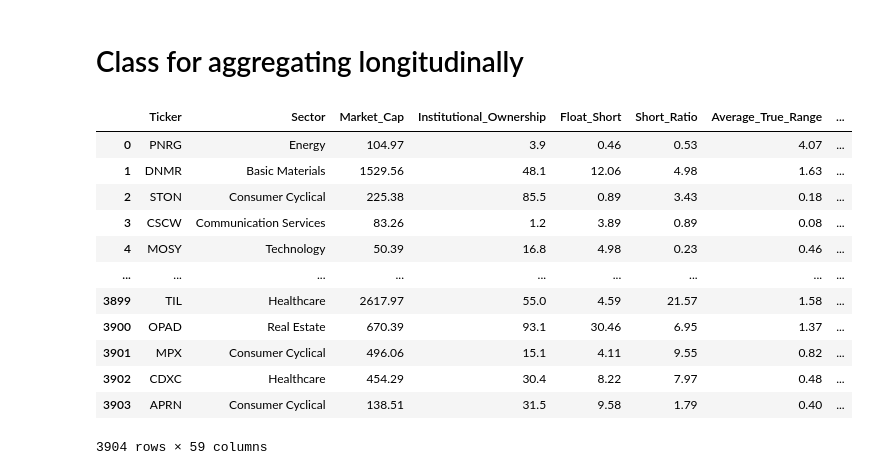
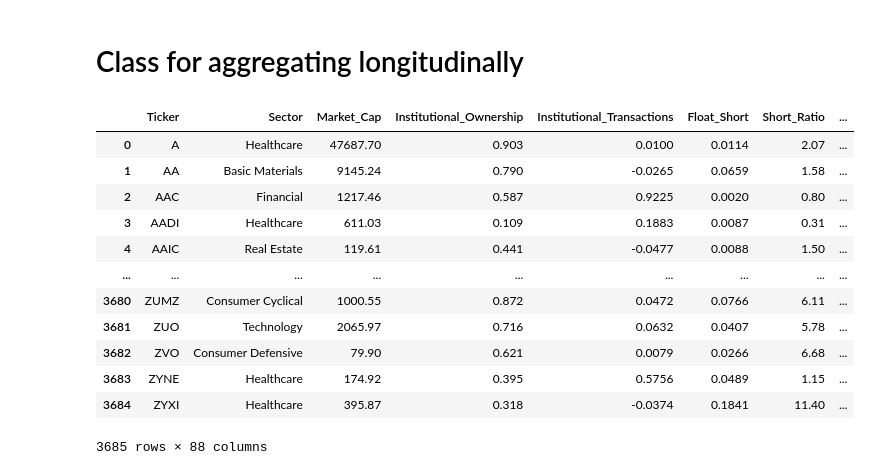
Before and after one commit to Hartaig/algorithmic-trading-strategies, a Jupyter notebook: Longitudinal Data Aggregation.ipynb, the cells around one changed output. Cells and saved outputs as stored; diff of their text form; code cells hidden in the pictures.

```diff
--- a/Longitudinal Data Aggregation.ipynb
+++ b/Longitudinal Data Aggregation.ipynb
@@ -94,28 +129,28 @@ class CreateLongData:
         return self.df
 # %%
 df_init = pd.DataFrame()
-init_date = '9-15-2021'
+init_date = '10-01-2021'
 
 # initialize class
 cld = CreateLongData(directory='D:/Finviz Data', df=df_init)
 df_init = cld.usa_stocks(date=init_date)
 df_init = cld.technical_signals(date=init_date, df_all=df_init)
 df_init.to_csv('df_long.csv', index=False)
 df_init
 # %% [output]
-|  | Ticker | Sector | Market_Cap | Institutional_Ownership | Float_Short | Short_Ratio | Average_True_Range | ... |
-| 0 | PNRG | Energy | 104.97 | 3.9 | 0.46 | 0.53 | 4.07 | ... |
-| 1 | DNMR | Basic Materials | 1529.56 | 48.1 | 12.06 | 4.98 | 1.63 | ... |
-| 2 | STON | Consumer Cyclical | 225.38 | 85.5 | 0.89 | 3.43 | 0.18 | ... |
-| 3 | CSCW | Communication Services | 83.26 | 1.2 | 3.89 | 0.89 | 0.08 | ... |
-| 4 | MOSY | Technology | 50.39 | 16.8 | 4.98 | 0.23 | 0.46 | ... |
+|  | Ticker | Sector | Market_Cap | Institutional_Ownership | Institutional_Transactions | Float_Short | Short_Ratio | ... |
+| 0 | A | Healthcare | 47687.70 | 0.903 | 0.0100 | 0.0114 | 2.07 | ... |
+| 1 | AA | Basic Materials | 9145.24 | 0.790 | -0.0265 | 0.0659 | 1.58 | ... |
+| 2 | AAC | Financial | 1217.46 | 0.587 | 0.9225 | 0.0020 | 0.80 | ... |
+| 3 | AADI | Healthcare | 611.03 | 0.109 | 0.1883 | 0.0087 | 0.31 | ... |
+| 4 | AAIC | Real Estate | 119.61 | 0.441 | -0.0477 | 0.0088 | 1.50 | ... |
 | ... | ... | ... | ... | ... | ... | ... | ... | ... |
-| 3899 | TIL | Healthcare | 2617.97 | 55.0 | 4.59 | 21.57 | 1.58 | ... |
-| 3900 | OPAD | Real Estate | 670.39 | 93.1 | 30.46 | 6.95 | 1.37 | ... |
-| 3901 | MPX | Consumer Cyclical | 496.06 | 15.1 | 4.11 | 9.55 | 0.82 | ... |
-| 3902 | CDXC | Healthcare | 454.29 | 30.4 | 8.22 | 7.97 | 0.48 | ... |
-| 3903 | APRN | Consumer Cyclical | 138.51 | 31.5 | 9.58 | 1.79 | 0.40 | ... |
+| 3680 | ZUMZ | Consumer Cyclical | 1000.55 | 0.872 | 0.0472 | 0.0766 | 6.11 | ... |
+| 3681 | ZUO | Technology | 2065.97 | 0.716 | 0.0632 | 0.0407 | 5.78 | ... |
+| 3682 | ZVO | Consumer Defensive | 79.90 | 0.621 | 0.0079 | 0.0266 | 6.68 | ... |
+| 3683 | ZYNE | Healthcare | 174.92 | 0.395 | 0.5756 | 0.0489 | 1.15 | ... |
+| 3684 | ZYXI | Healthcare | 395.87 | 0.318 | -0.0374 | 0.1841 | 11.40 | ... |
-3904 rows × 59 columns
+3685 rows × 88 columns
 # %%
 cld = CreateLongData(directory='D:/Finviz Data', df=pd.read_csv('df_long.csv'))
 df_long = cld.combine_long()
```
Also changed, not shown: parts of 4 cells of this notebook.
